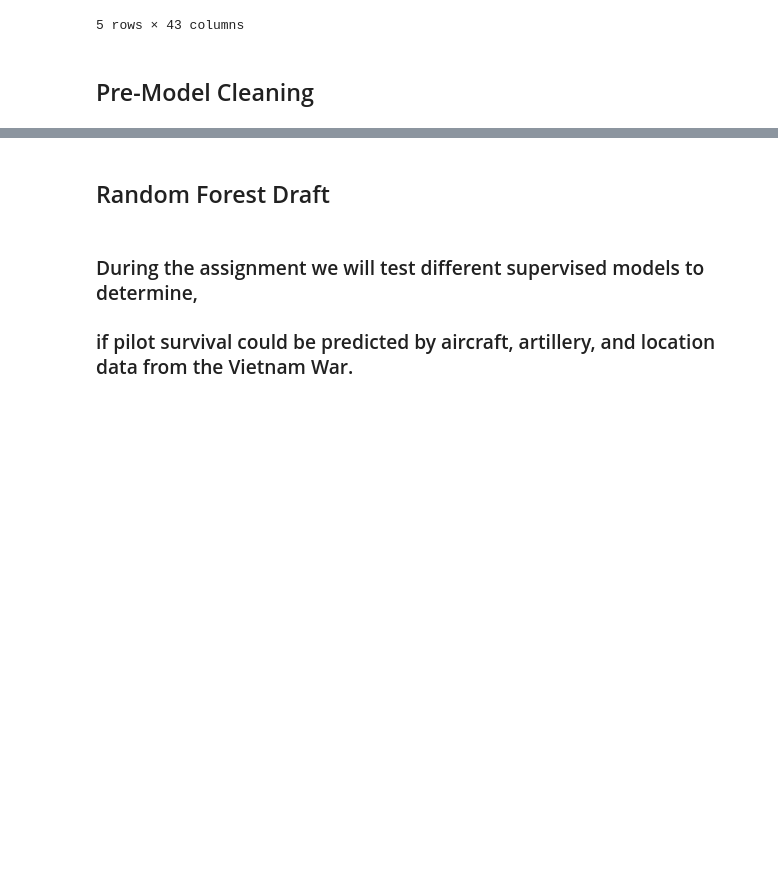
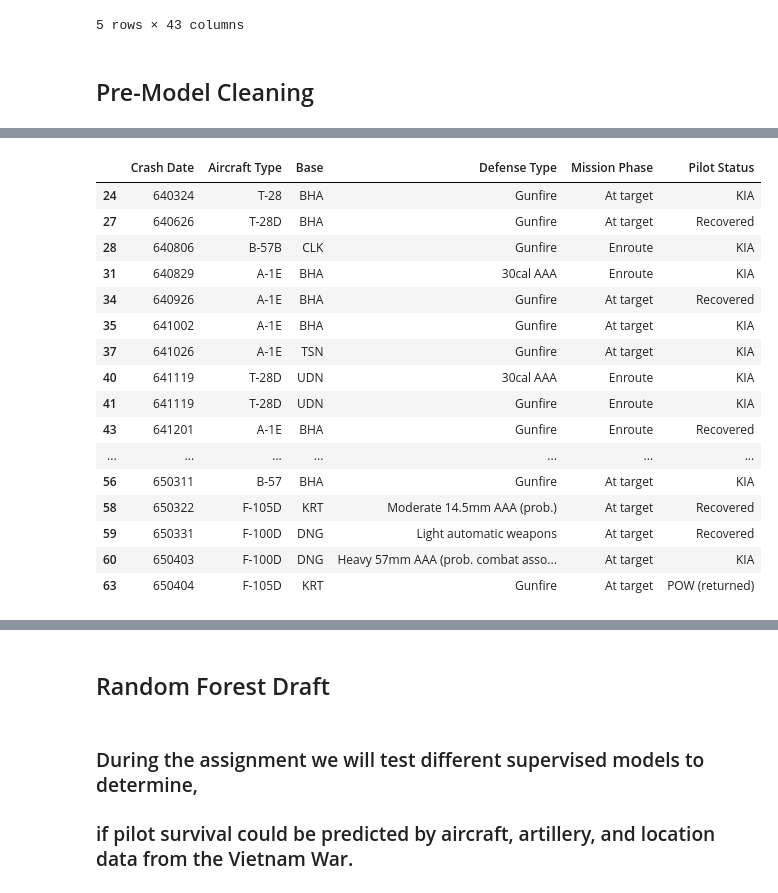
Before and after one commit to MichaelG-B/Capstone_Project, a Jupyter notebook: Capstone Project/Machine Learning/draftml_modle.ipynb, the cells around one changed output, grey strips where cells are left out. Cells and saved outputs as stored; diff of their text form; code cells hidden in the pictures; blank space fills up the shorter version.

Commit message:
cleaned column names and changed model features

```diff
--- a/Capstone Project/Machine Learning/draftml_modle.ipynb
+++ b/Capstone Project/Machine Learning/draftml_modle.ipynb
@@ -54,6 +48,6 @@ usaf_df.head()
 # %%
 # Capture capture variables for model".
 
-usaf_df_model = usaf_df.filter(['Crash Date','Aircraft Type','Base', 'Hit Country', 'Loss Longitude', 'Loss Latitude', 'Pilot Status'], axis=1)
+usaf_df_model = usaf_df.filter(['Crash Date','Aircraft Type','Base', 'Defense Type', 'Mission Phase', 'Pilot Status'], axis=1)
 
 usaf_df_model.head()
@@ -60,29 +61,40 @@ usaf_df_model.head()
-# %%
-# remove spaces from column names"
-usaf_df_model.columns = usaf_df_model.columns.str.replace(' ', '')
-
-usaf_df_model.head()
 # %%
 # Remove rows that have string value "_".  For some reason I couldnt chanin the code to do all columns in one line
 
 #update to a loop? like the below sample code?
 
 #for col in cols_to_check:
     #df[col] = df[col].map(lambda x: x.replace(';',''))
 
-usaf_df_modelv2 = usaf_df_model[usaf_df_model["LossLongitude"].str.contains("_")==False]
-
-usaf_df_modelv3 = usaf_df_modelv2[usaf_df_modelv2["AircraftType"].str.contains("_")==False]
+usaf_df_modelv3 = usaf_df_model[usaf_df_model["Aircraft Type"].str.contains("_")==False]
 
 usaf_df_modelv4 = usaf_df_modelv3[usaf_df_modelv3["Base"].str.contains("_")==False]
 
-usaf_df_modelv5 = usaf_df_modelv4[usaf_df_modelv4["HitCountry"].str.contains("_")==False]
+usaf_df_modelv5 = usaf_df_modelv4[usaf_df_modelv4["Defense Type"].str.contains("_")==False]
 
-usaf_df_modelv6 = usaf_df_modelv5[usaf_df_modelv5["PilotStatus"].str.contains("_")==False]
+usaf_df_modelv6 = usaf_df_modelv5[usaf_df_modelv5["Mission Phase"].str.contains("_")==False]
 
-usaf_cleaned_nulls = usaf_df_modelv6[usaf_df_modelv6["LossLatitude"].str.contains("_")==False]
+usaf_cleaned_nulls = usaf_df_modelv6[usaf_df_modelv6["Pilot Status"].str.contains("_")==False]
 
 usaf_cleaned_nulls.head(20)
+# %% [output]
+|  | Crash Date | Aircraft Type | Base | Defense Type | Mission Phase | Pilot Status |
+| 24 | 640324 | T-28 | BHA | Gunfire | At target | KIA |
+| 27 | 640626 | T-28D | BHA | Gunfire | At target | Recovered |
+| 28 | 640806 | B-57B | CLK | Gunfire | Enroute | KIA |
+| 31 | 640829 | A-1E | BHA | 30cal AAA | Enroute | KIA |
+| 34 | 640926 | A-1E | BHA | Gunfire | At target | Recovered |
+| 35 | 641002 | A-1E | BHA | Gunfire | At target | KIA |
+| 37 | 641026 | A-1E | TSN | Gunfire | At target | KIA |
+| 40 | 641119 | T-28D | UDN | 30cal AAA | Enroute | KIA |
+| 41 | 641119 | T-28D | UDN | Gunfire | Enroute | KIA |
+| 43 | 641201 | A-1E | BHA | Gunfire | Enroute | Recovered |
+| ... | ... | ... | ... | ... | ... | ... |
+| 56 | 650311 | B-57 | BHA | Gunfire | At target | KIA |
+| 58 | 650322 | F-105D | KRT | Moderate 14.5mm AAA (prob.) | At target | Recovered |
+| 59 | 650331 | F-100D | DNG | Light automatic weapons | At target | Recovered |
+| 60 | 650403 | F-100D | DNG | Heavy 57mm AAA (prob. combat asso... | At target | KIA |
+| 63 | 650404 | F-105D | KRT | Gunfire | At target | POW (returned) |
 # %%
 #Start with dummy coding text variables
 
```
Also changed, not shown: parts of 12 cells of this notebook.
